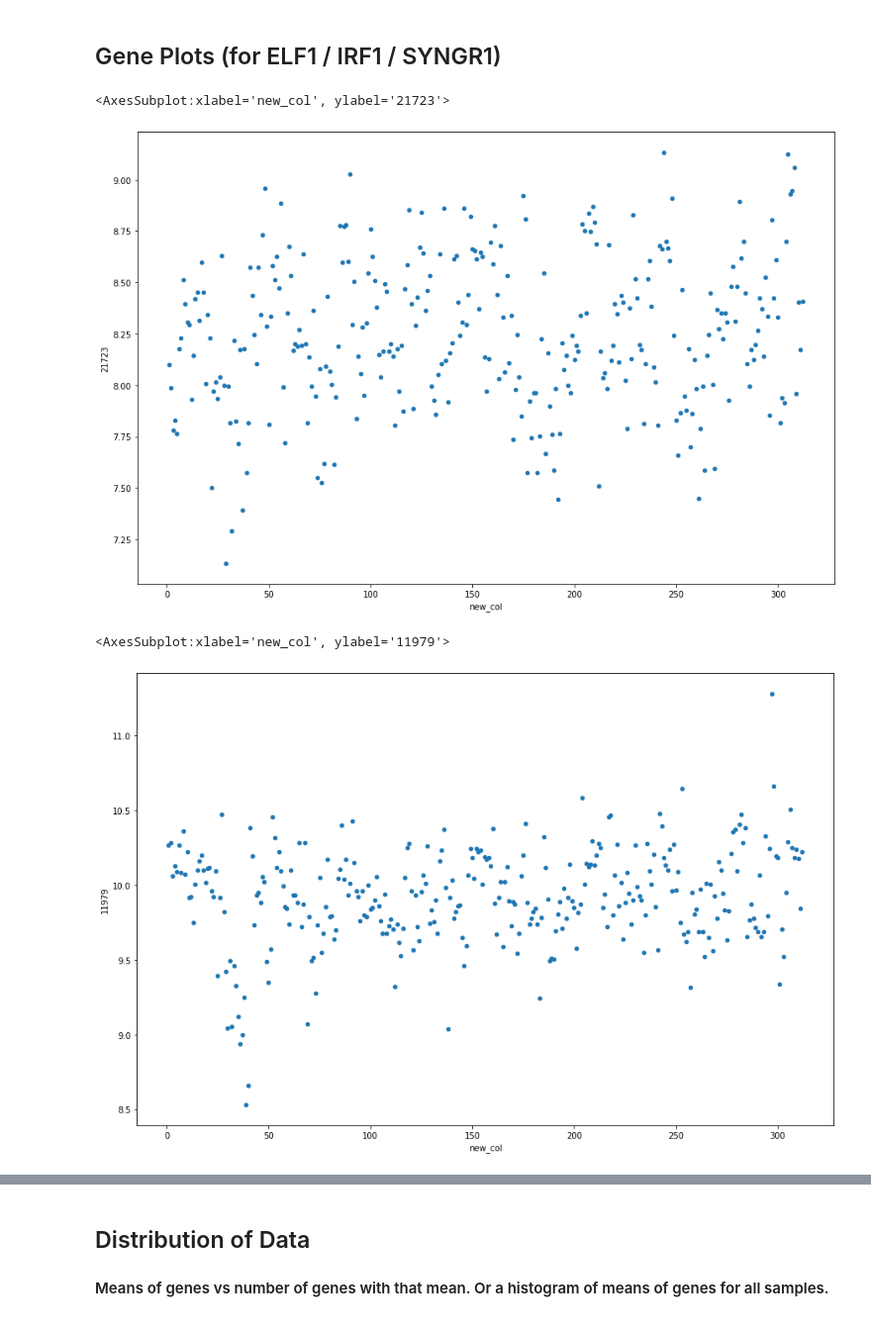
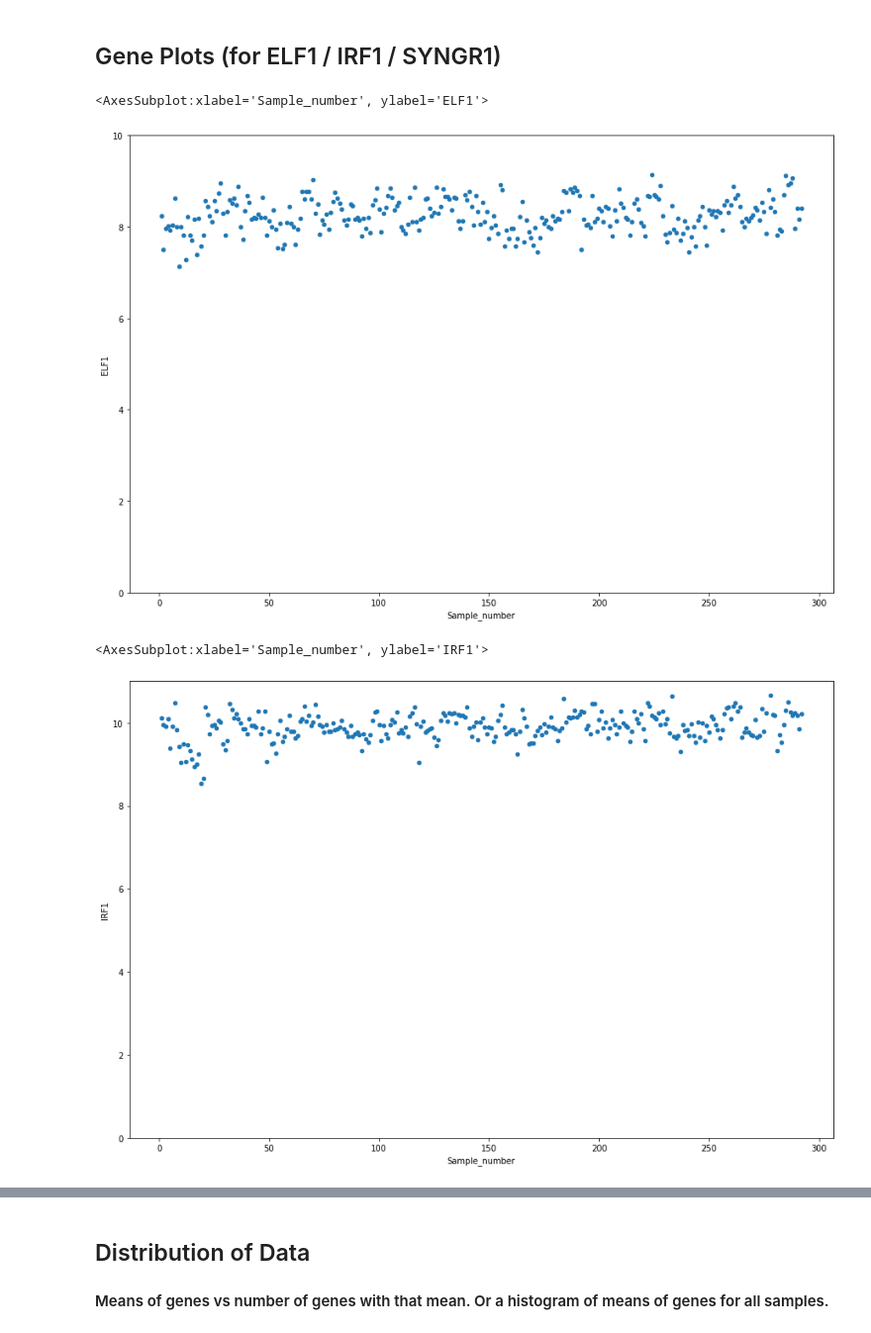
Before and after one commit to Nikunj-Gupta/Gene-Regulatory-Network-inference-in-Autoimmune-Diseases, a Jupyter notebook: plots.ipynb, the cells around one changed output, grey strips where cells are left out. Shown at 99% size. Saved outputs shown, nothing was run; the diff lists cells and outputs as text; code cells hidden in the pictures.

Commit message:
filtered sle patients' data; updated x,y labels

```diff
--- a/plots.ipynb
+++ b/plots.ipynb
@@ -21,3 +21,13 @@ raw_expre
 | 54713 | AFFX-TrpnX-5_at | 2.335483 | 2.280212 | 2.479271 | 2.404451 | 2.560628 | 2.382748 | 2.314126 | ... |
 | 54714 | AFFX-TrpnX-M_at | 2.208698 | 2.123957 | 2.022023 | 2.013830 | 2.012157 | 2.110307 | 1.914807 | ... |
 54715 rows × 313 columns
+# %%
+"""
+Filter only SLE patients
+"""
+
+pheno = pd.read_csv('datasets/GSE121239/GSE121239/pheno.csv', sep=",")
+sle = list(pheno[pheno['disease state:ch1']!='Healthy']['geo_accession'])
+sle.append('Unnamed: 0')
+raw_expre = raw_expre[sle]
+raw_expre
@@ -43,22 +67,22 @@ ELF1
 """
 
 df = raw_expre[raw_expre['Unnamed: 0']==elf1].T.drop(['Unnamed: 0'])
-df['new_col'] = range(1, len(df) + 1)
-df.plot.scatter(x='new_col', y=21723)
+df['Sample_number'] = range(1, len(df) + 1)
+df.plot.scatter(x='Sample_number', y=21723, ylim=(0, 10), ylabel='ELF1')
 # %% [output]
-<AxesSubplot:xlabel='new_col', ylabel='21723'>
+<AxesSubplot:xlabel='Sample_number', ylabel='ELF1'>
-[figure, old version]
+[figure, new version]
 # %%
 """
 IRF1
 """
 
 df = raw_expre[raw_expre['Unnamed: 0']==irf1].T.drop(['Unnamed: 0'])
-df['new_col'] = range(1, len(df) + 1)
-df.plot.scatter(x='new_col', y=11979)
+df['Sample_number'] = range(1, len(df) + 1)
+df.plot.scatter(x='Sample_number', y=11979, ylim=(0, 11), ylabel='IRF1')
 # %% [output]
-<AxesSubplot:xlabel='new_col', ylabel='11979'>
+<AxesSubplot:xlabel='Sample_number', ylabel='IRF1'>
-[figure, old version]
+[figure, new version]
 # %%
 """
 SYNGR1
```
Also changed, not shown: parts of 12 cells of this notebook.
